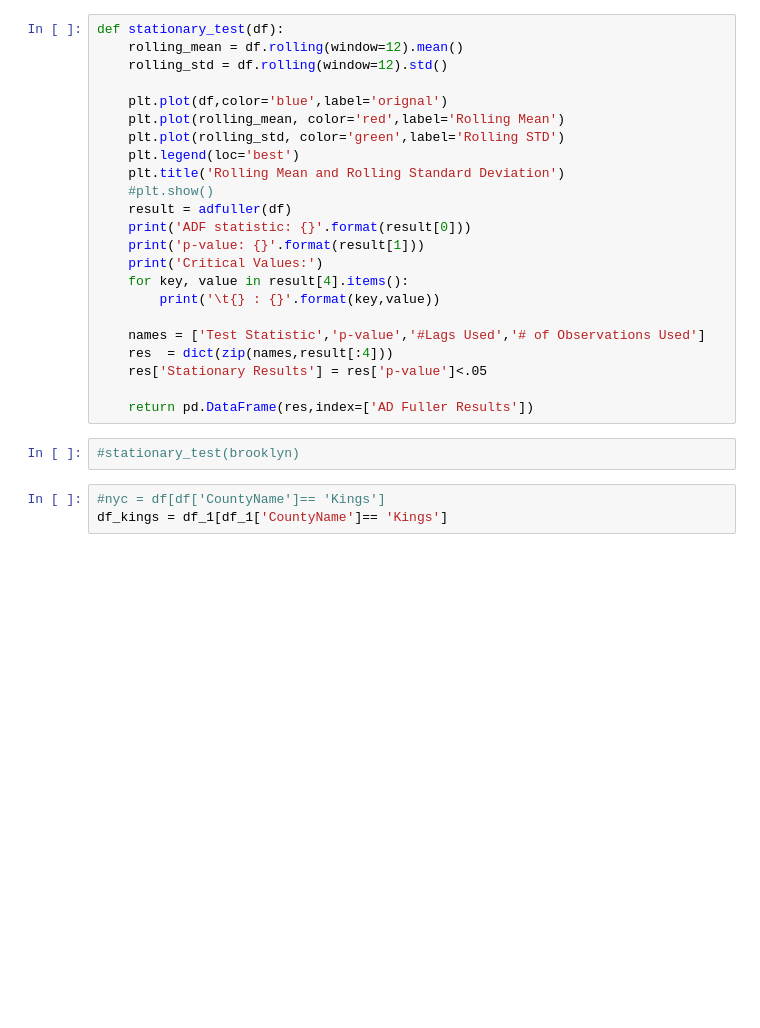
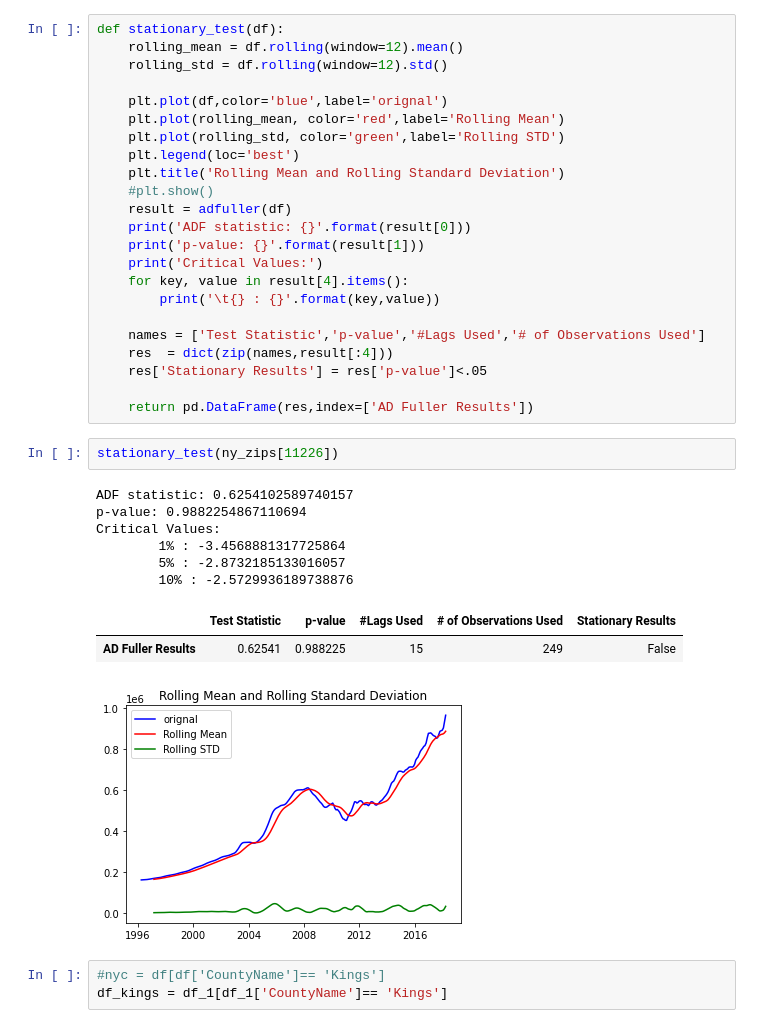
Before and after one commit to davidrtorres/Model-4-Brooklyn-Real-Estate-Investment, a Jupyter notebook: time-series/starter_notebook-Copy1.ipynb, the cells around one changed output. Cells and saved outputs as stored; diff of their text form; blank space fills up the shorter version.

```diff
--- a/time-series/starter_notebook-Copy1.ipynb
+++ b/time-series/starter_notebook-Copy1.ipynb
@@ -194,8 +320,18 @@ def stationary_test(df):
     res['Stationary Results'] = res['p-value']<.05
 
     return pd.DataFrame(res,index=['AD Fuller Results'])
-# %%
-#stationary_test(brooklyn)
+# %%
+stationary_test(ny_zips[11226])
+# %% [output]
+ADF statistic: 0.6254102589740157
+p-value: 0.9882254867110694
+Critical Values:
+        1% : -3.4568881317725864
+        5% : -2.8732185133016057
+        10% : -2.5729936189738876
+|  | Test Statistic | p-value | #Lags Used | # of Observations Used | Stationary Results |
+| AD Fuller Results | 0.62541 | 0.988225 | 15 | 249 | False |
+[figure, added]
 # %%
 #nyc = df[df['CountyName']== 'Kings']
 df_kings = df_1[df_1['CountyName']== 'Kings']
```
Also changed, not shown: parts of 20 cells of this notebook.
